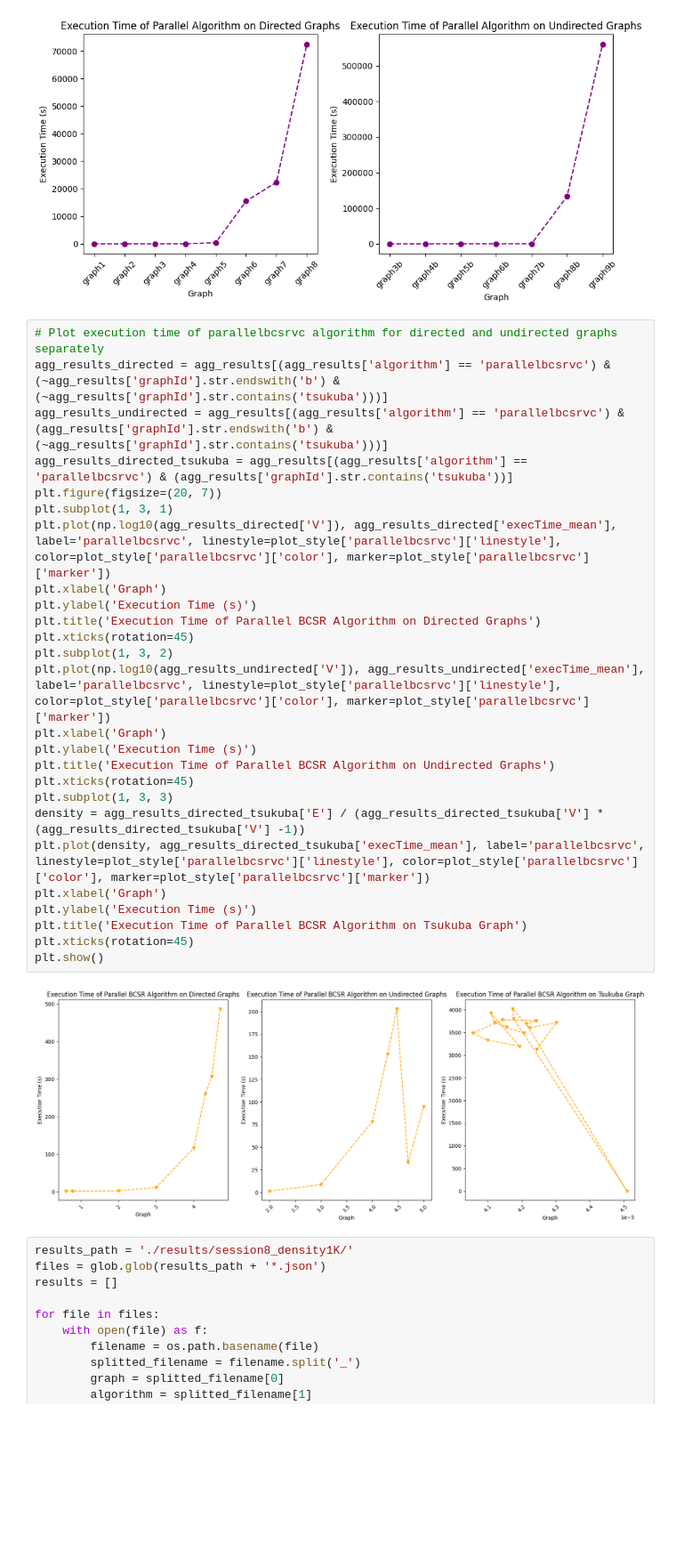
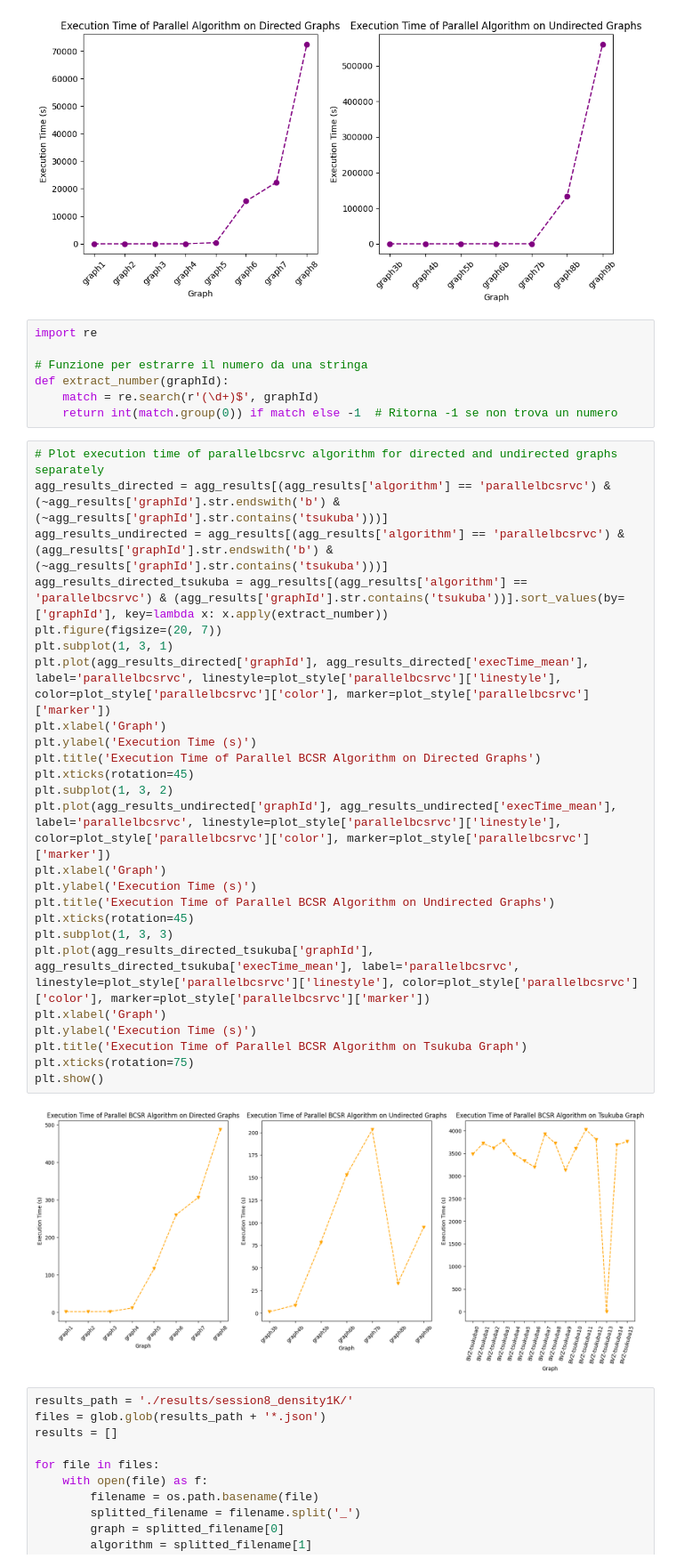
Before and after one commit to Daniele974/GraphCuts_CUDA, a Jupyter notebook: result_analysis_new.ipynb, the cells around one changed output. Shown at 89% size. Saved outputs shown, nothing was run; the diff lists cells and outputs as text; blank space fills up the shorter version.

Commit message:
Sistemati grafici tsukuba

```diff
--- a/result_analysis_new.ipynb
+++ b/result_analysis_new.ipynb
@@ -195,34 +195,40 @@ plt.tight_layout()
 plt.show()
 # %% [output]
 [figure]
+# %%
+import re
+
+# Funzione per estrarre il numero da una stringa
+def extract_number(graphId):
+    match = re.search(r'(\d+)$', graphId)
+    return int(match.group(0)) if match else -1  # Ritorna -1 se non trova un numero
 # %%
 # Plot execution time of parallelbcsrvc algorithm for directed and undirected graphs separately
 agg_results_directed = agg_results[(agg_results['algorithm'] == 'parallelbcsrvc') & (~agg_results['graphId'].str.endswith('b') & (~agg_results['graphId'].str.contains('tsukuba')))]
 agg_results_undirected = agg_results[(agg_results['algorithm'] == 'parallelbcsrvc') & (agg_results['graphId'].str.endswith('b') & (~agg_results['graphId'].str.contains('tsukuba')))]
-agg_results_directed_tsukuba = agg_results[(agg_results['algorithm'] == 'parallelbcsrvc') & (agg_results['graphId'].str.contains('tsukuba'))]
+agg_results_directed_tsukuba = agg_results[(agg_results['algorithm'] == 'parallelbcsrvc') & (agg_results['graphId'].str.contains('tsukuba'))].sort_values(by=['graphId'], key=lambda x: x.apply(extract_number))
 plt.figure(figsize=(20, 7))
 plt.subplot(1, 3, 1)
-plt.plot(np.log10(agg_results_directed['V']), agg_results_directed['execTime_mean'], label='parallelbcsrvc', linestyle=plot_style['parallelbcsrvc']['linestyle'], color=plot_style['parallelbcsrvc']['color'], marker=plot_style['parallelbcsrvc']['marker'])
+plt.plot(agg_results_directed['graphId'], agg_results_directed['execTime_mean'], label='parallelbcsrvc', linestyle=plot_style['parallelbcsrvc']['linestyle'], color=plot_style['parallelbcsrvc']['color'], marker=plot_style['parallelbcsrvc']['marker'])
 plt.xlabel('Graph')
 plt.ylabel('Execution Time (s)')
 plt.title('Execution Time of Parallel BCSR Algorithm on Directed Graphs')
 plt.xticks(rotation=45)
 plt.subplot(1, 3, 2)
-plt.plot(np.log10(agg_results_undirected['V']), agg_results_undirected['execTime_mean'], label='parallelbcsrvc', linestyle=plot_style['parallelbcsrvc']['linestyle'], color=plot_style['parallelbcsrvc']['color'], marker=plot_style['parallelbcsrvc']['marker'])
+plt.plot(agg_results_undirected['graphId'], agg_results_undirected['execTime_mean'], label='parallelbcsrvc', linestyle=plot_style['parallelbcsrvc']['linestyle'], color=plot_style['parallelbcsrvc']['color'], marker=plot_style['parallelbcsrvc']['marker'])
 plt.xlabel('Graph')
 plt.ylabel('Execution Time (s)')
 plt.title('Execution Time of Parallel BCSR Algorithm on Undirected Graphs')
 plt.xticks(rotation=45)
 plt.subplot(1, 3, 3)
-density = agg_results_directed_tsukuba['E'] / (agg_results_directed_tsukuba['V'] * (agg_results_directed_tsukuba['V'] -1))
-plt.plot(density, agg_results_directed_tsukuba['execTime_mean'], label='parallelbcsrvc', linestyle=plot_style['parallelbcsrvc']['linestyle'], color=plot_style['parallelbcsrvc']['color'], marker=plot_style['parallelbcsrvc']['marker'])
+plt.plot(agg_results_directed_tsukuba['graphId'], agg_results_directed_tsukuba['execTime_mean'], label='parallelbcsrvc', linestyle=plot_style['parallelbcsrvc']['linestyle'], color=plot_style['parallelbcsrvc']['color'], marker=plot_style['parallelbcsrvc']['marker'])
 plt.xlabel('Graph')
 plt.ylabel('Execution Time (s)')
 plt.title('Execution Time of Parallel BCSR Algorithm on Tsukuba Graph')
-plt.xticks(rotation=45)
+plt.xticks(rotation=75)
 plt.show()
 # %% [output]
-[figure, old version]
+[figure, new version]
 # %%
 results_path = './results/session8_density1K/'
 files = glob.glob(results_path + '*.json')
```
